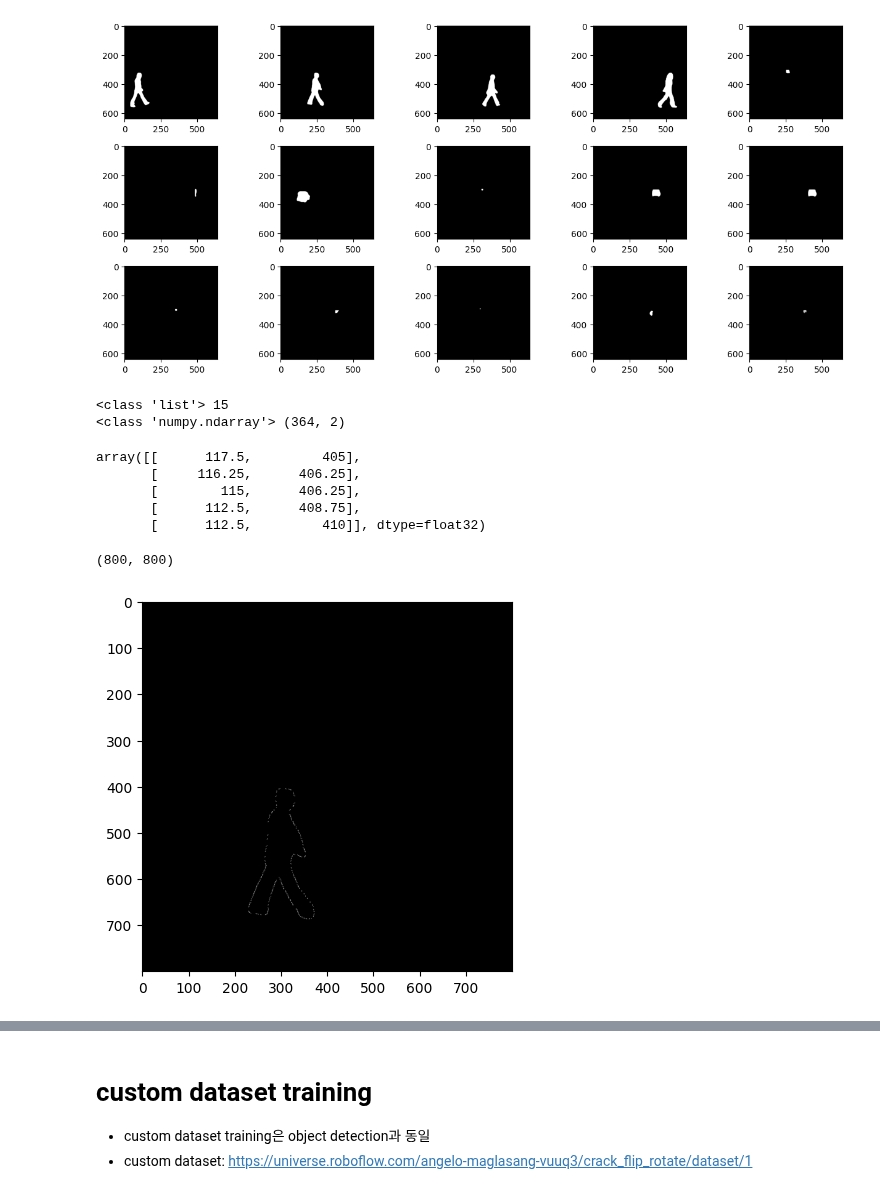
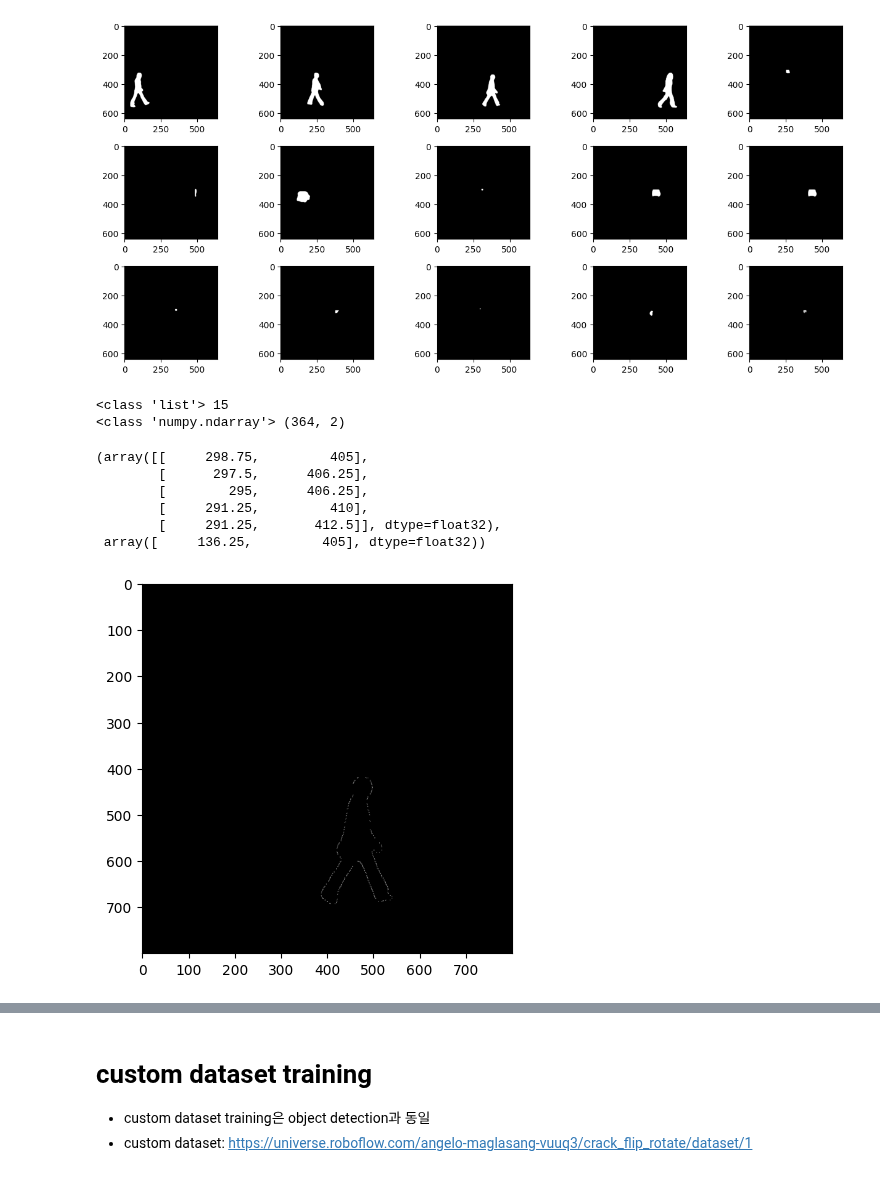
Before and after one commit to LeeJUHO127/DA-35, a Jupyter notebook: 09_vision_deeplearning/02_example_yolov8_pytorch/03_yolov8_segmentation.ipynb, the cells around one changed output, grey strips where cells are left out. Cells and saved outputs as stored; diff of their text form; code cells hidden in the pictures.

```diff
--- a/09_vision_deeplearning/02_example_yolov8_pytorch/03_yolov8_segmentation.ipynb
+++ b/09_vision_deeplearning/02_example_yolov8_pytorch/03_yolov8_segmentation.ipynb
@@ -89,30 +104,28 @@ plt.show()
 xys = masks.xy
 print(type(xys), len(xys))  # 찾은 object 별로 좌표들을 묶어서 제공. : list
 print(type(xys[0]), xys[0].shape) # 첫번째 object의 외곽선의 좌표들. (364:점의개수, 2:x,y)
-### (점의개수, 2)
-xys[0][:5]
+# ### (점의개수, 2)
+xys[0][:5], xys[0][-1]
 # %% [output]
 <class 'list'> 15
 <class 'numpy.ndarray'> (364, 2)
-array([[      117.5,         405],
-       [     116.25,      406.25],
-       [        115,      406.25],
-       [      112.5,      408.75],
-       [      112.5,         410]], dtype=float32)
+(array([[     298.75,         405],
+        [      297.5,      406.25],
+        [        295,      406.25],
+        [     291.25,         410],
+        [     291.25,       412.5]], dtype=float32),
+ array([     136.25,         405], dtype=float32))
-# %%
-backgroud_arr.shape
-# %% [output]
-(800, 800)
 # %%
 ## 외곽선 좌표 그리기
 import numpy as np
 import matplotlib.pyplot as plt
-idx = 1
-backgroud_arr = np.zeros(result[0].orig_shape)
+idx = 2
+# backgroud_arr = np.zeros(result[0].orig_shape)
+backgroud_arr = np.zeros((800, 800))
 x = xys[idx][:, 0].astype("int32")
 y = xys[idx][:, 1].astype('int32')
 backgroud_arr[y, x] = 1
 plt.imshow(backgroud_arr, cmap='gray')
 plt.show()
 # %% [output]
-[figure, old version]
+[figure, new version]
```
Also changed, not shown: parts of 13 cells of this notebook, 1 other file.
